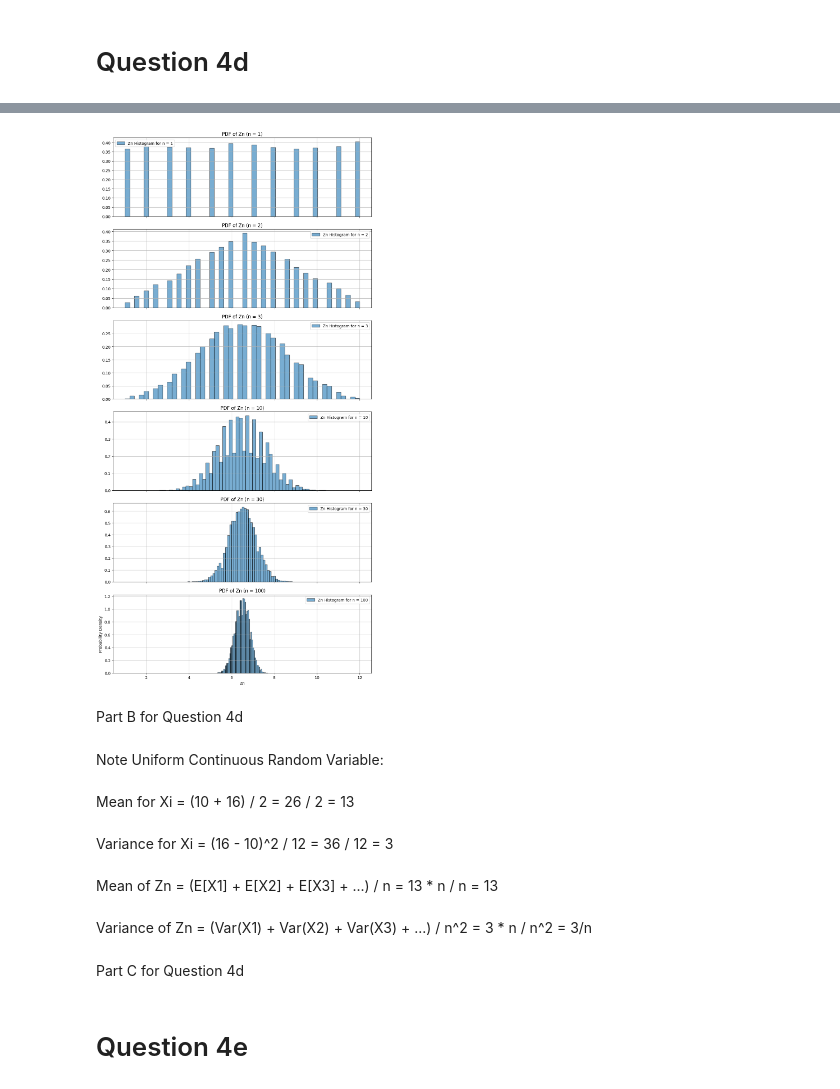
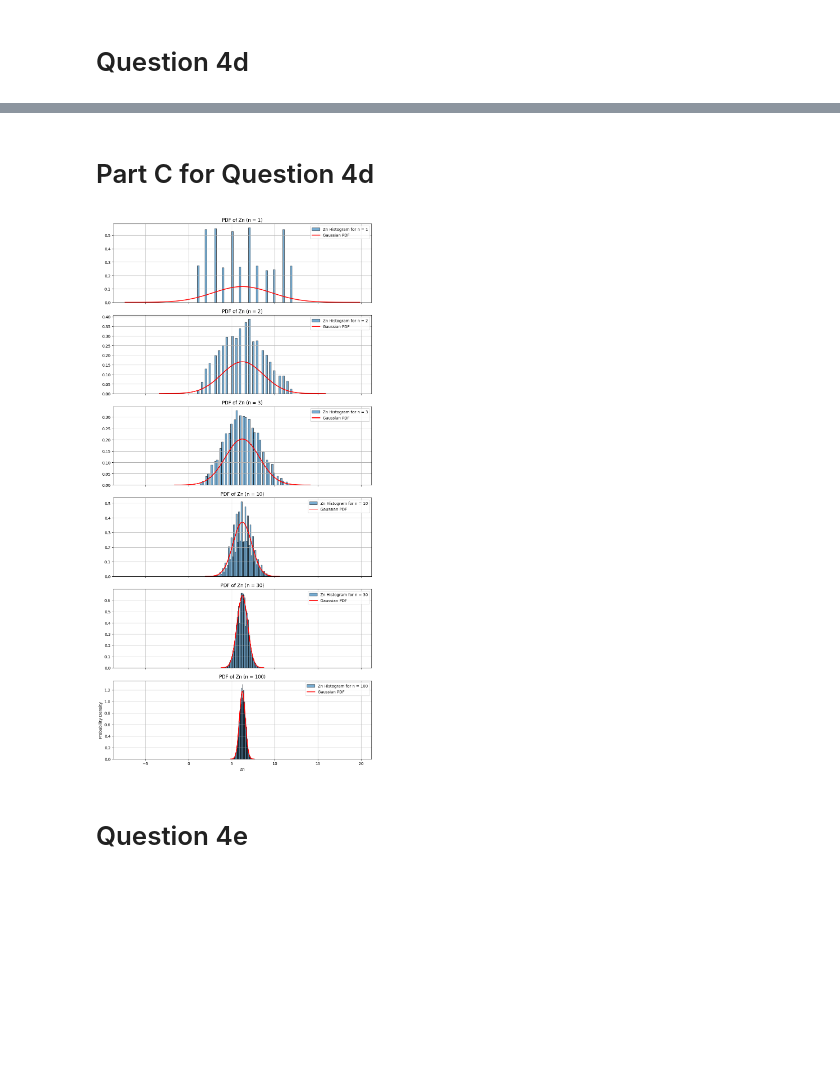
Before and after one commit to Dauniel/ece_engr_131A_project, a Jupyter notebook: project.ipynb, the cells around one changed output, grey strips where cells are left out. Drawn from its saved outputs; the diff is of its cells as text; code cells hidden in the pictures; blank space fills up the shorter version.

```diff
--- a/project.ipynb
+++ b/project.ipynb
@@ -664,7 +668,6 @@ Variance of Zn = (Var(X1) + Var(X2) + Var(X3) + ...) / n^2 = 3 * n / n^2 = 3/n
 # %%
 t = 10**4
 n_values = [1, 2, 3, 10, 30, 100]
-interval = (10, 16)
 
 uniform_mean = 13
 uniform_variance = 3
@@ -678,7 +681,7 @@ for i, n in enumerate(n_values):
 
     Zn_samples = np.mean(np.random.uniform(10, 16, (t, n)), axis=1)
 
-    axes[i].hist(Zn_samples, bins=50, density=True, alpha=0.6, label=f'Zn Histogram for n = {n}')
+    axes[i].hist(Zn_samples, bins=50, density=True, alpha=0.6, label=f'Zn Histogram for n = {n}', edgecolor='black')
 
     x = np.linspace(mean_Zn - 4*std_dev_Zn, mean_Zn + 4*std_dev_Zn, 1000)
     gaussian_pdf = norm.pdf(x, mean_Zn, std_dev_Zn)
@@ -703,47 +770,37 @@ Part A for Question 4d
+# %% [markdown]
+<h1> Part C for Question 4d </h1>
 # %%
 t = 10**4
-n_values = [1,2,3,10,30,100]
+n_values = [1, 2, 3, 10, 30, 100]
 
-sides = 12
-mean_die = (1 + sides) / 2
-variance_die = ((sides**2) - 1) / 12
+uniform_mean = mean_die
+uniform_variance = variance_die
 
 fig, axes = plt.subplots(len(n_values), figsize=(10, 20), sharex=True)
 
 for i, n in enumerate(n_values):
-    Zn_samples = np.mean(np.random.randint(1, sides+1, (t, n)), axis=1)
-    Standard_Deviation_Zn = np.sqrt(mean_die / n)
-    axes[i].hist(Zn_samples, bins=50, density=True, alpha=0.6, label=f'Zn Histogram for n = {n}', align='mid', edgecolor='black')
+    mean_Zn = uniform_mean
+    std_dev_Zn = np.sqrt(uniform_variance / n)
+
+    Zn_samples = np.random.choice(range(1, sides+1), size=(t, n), p=probabilities).mean(axis=1)
+
+    axes[i].hist(Zn_samples, bins=50, density=True, alpha=0.6, label=f'Zn Histogram for n = {n}', edgecolor='black')
+
+    x = np.linspace(mean_Zn - 4*std_dev_Zn, mean_Zn + 4*std_dev_Zn, 1000)
+    gaussian_pdf = norm.pdf(x, mean_Zn, std_dev_Zn)
+
+    axes[i].plot(x, gaussian_pdf, 'r', linewidth=2, label='Gaussian PDF')
 
     axes[i].legend()
     axes[i].set_title(f'PDF of Zn (n = {n})')
     axes[i].grid(True)
 
-    plt.xlabel('Zn')
-    plt.ylabel('Probability Density')
-
+# Set common labels
+plt.xlabel('Zn')
+plt.ylabel('Probability Density')
 plt.tight_layout()
 plt.show()
 # %% [output]
-[figure, old version]
+[figure, new version]
-# %% [markdown]
-Part B for Question 4d
-# %% [markdown]
-Note Uniform Continuous Random Variable:
-<br>
-<br>
-Mean for Xi = (10 + 16) / 2 = 26 / 2 = 13
-<br>
-<br>
-Variance for Xi = (16 - 10)^2 / 12 = 36 / 12 = 3
-<br>
-<br>
-Mean of Zn = (E[X1] + E[X2] + E[X3] + ...) / n = 13 * n / n = 13
-<br>
-<br>
-Variance of Zn = (Var(X1) + Var(X2) + Var(X3) + ...) / n^2 = 3 * n / n^2 = 3/n
-<br>
-# %% [markdown]
-Part C for Question 4d
 # %% [markdown]
 <h1> Question 4e </h1>
```
Also changed, not shown: parts of 15 cells of this notebook, 1 other file.
